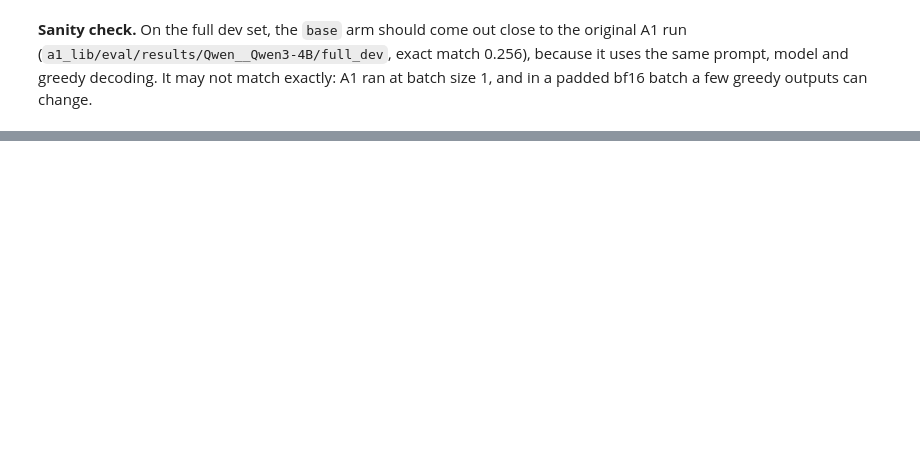
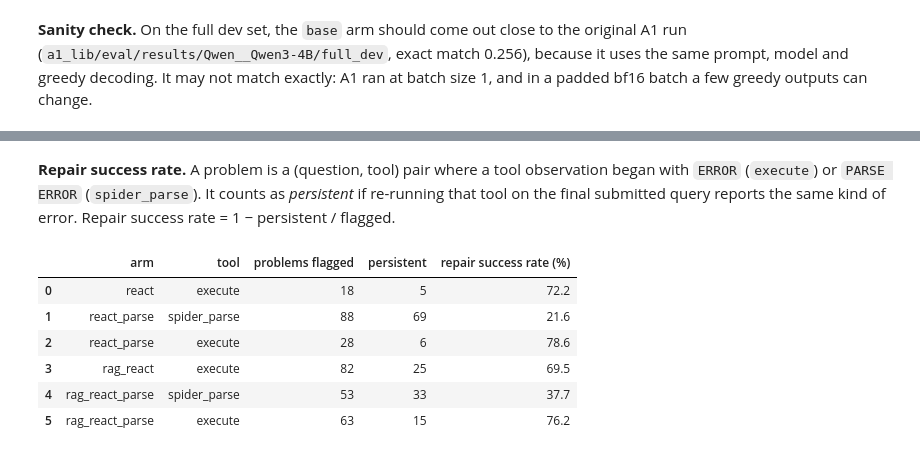
Before and after one commit to aiejvn/CISC-451-A2, a Jupyter notebook: RQ1_RQ2.ipynb, the cells around one changed output, grey strips where cells are left out. Saved outputs shown, nothing was run; the diff lists cells and outputs as text; code cells hidden in the pictures; blank space fills up the shorter version.

```diff
--- a/RQ1_RQ2.ipynb
+++ b/RQ1_RQ2.ipynb
@@ -130,0 +290,12 @@ for name, m in [("A1 full_dev", a1), (f"base/{RUN_ID}", base)]:
+# %% [markdown]
+**Repair success rate.** A problem is a (question, tool) pair where a tool observation began with `ERROR` (`execute`) or `PARSE ERROR` (`spider_parse`). It counts as *persistent* if re-running that tool on the final submitted query reports the same kind of error. Repair success rate = 1 − persistent / flagged.
+# %%
+rt.repair_success(RUN_ID)
+# %% [output]
+|  | arm | tool | problems flagged | persistent | repair success rate (%) |
+| 0 | react | execute | 18 | 5 | 72.2 |
+| 1 | react_parse | spider_parse | 88 | 69 | 21.6 |
+| 2 | react_parse | execute | 28 | 6 | 78.6 |
+| 3 | rag_react | execute | 82 | 25 | 69.5 |
+| 4 | rag_react_parse | spider_parse | 53 | 33 | 37.7 |
+| 5 | rag_react_parse | execute | 63 | 15 | 76.2 |
```
Also changed, not shown: parts of 19 cells of this notebook.
